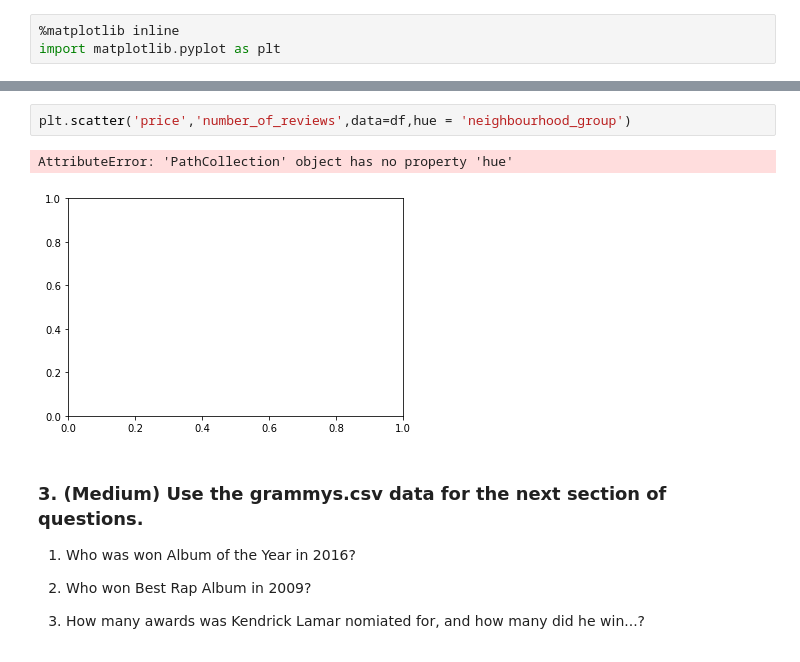
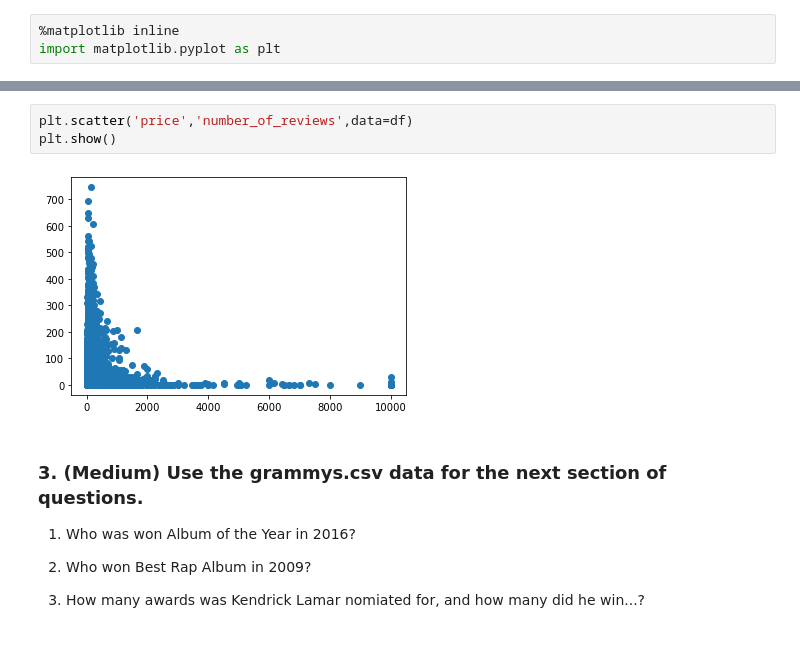
Before and after one commit to Falselysium/my-fork-2023-fall-data-science, a Jupyter notebook: Week-01-Pandas/Exercise-AZ.ipynb, the cells around one changed output, grey strips where cells are left out. Drawn from its saved outputs; the diff is of its cells as text.

```diff
--- a/Week-01-Pandas/Exercise-AZ.ipynb
+++ b/Week-01-Pandas/Exercise-AZ.ipynb
@@ -277,8 +261,8 @@ df
 # %%
-plt.scatter('price','number_of_reviews',data=df,hue = 'neighbourhood_group')
+plt.scatter('price','number_of_reviews',data=df)
+plt.show()
 # %% [output]
-AttributeError: 'PathCollection' object has no property 'hue'
-[figure, old version]
+[figure, new version]
 # %% [markdown]
 ### 3. (Medium) Use the grammys.csv data for the next section of questions.
 
```
Also changed, not shown: parts of 10 cells of this notebook.
